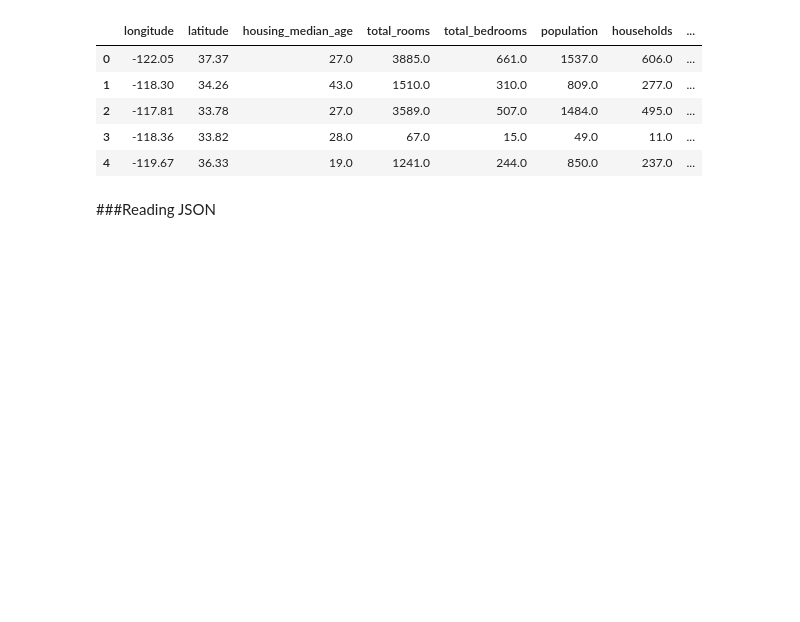
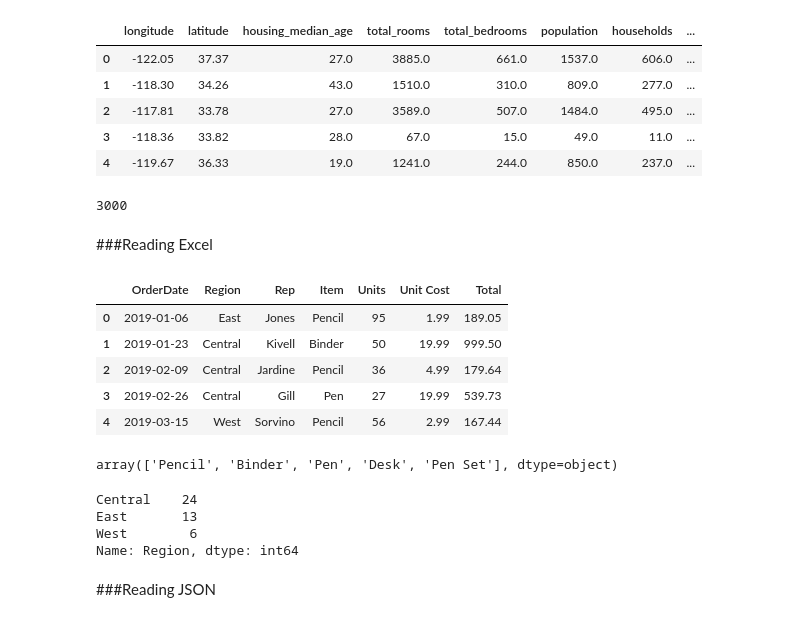
Before and after one commit to fathanick/Python-basic, a Jupyter notebook: 02_Pandas.ipynb, the cells around one changed output. Saved outputs shown, nothing was run; the diff lists cells and outputs as text; code cells hidden in the pictures; blank space fills up the shorter version.

```diff
--- a/02_Pandas.ipynb
+++ b/02_Pandas.ipynb
@@ -295,6 +295,37 @@ housing_df.head()
 | 2 | -117.81 | 33.78 | 27.0 | 3589.0 | 507.0 | 1484.0 | 495.0 | ... |
 | 3 | -118.36 | 33.82 | 28.0 | 67.0 | 15.0 | 49.0 | 11.0 | ... |
 | 4 | -119.67 | 36.33 | 19.0 | 1241.0 | 244.0 | 850.0 | 237.0 | ... |
+# %%
+#Get lenght of dataset
+len(housing_df)
+# %% [output]
+3000
+# %% [markdown]
+###Reading Excel
+# %%
+sales_df = pd.read_excel('/content/sample_data/SalesOrders.xlsx')
+sales_df.head()
+# %% [output]
+|  | OrderDate | Region | Rep | Item | Units | Unit Cost | Total |
+| 0 | 2019-01-06 | East | Jones | Pencil | 95 | 1.99 | 189.05 |
+| 1 | 2019-01-23 | Central | Kivell | Binder | 50 | 19.99 | 999.50 |
+| 2 | 2019-02-09 | Central | Jardine | Pencil | 36 | 4.99 | 179.64 |
+| 3 | 2019-02-26 | Central | Gill | Pen | 27 | 19.99 | 539.73 |
+| 4 | 2019-03-15 | West | Sorvino | Pencil | 56 | 2.99 | 167.44 |
+# %%
+#Get unique values from a particular column
+sales_df.Item.unique()
+# %% [output]
+array(['Pencil', 'Binder', 'Pen', 'Desk', 'Pen Set'], dtype=object)
+# %%
+#Get number of the unique values from a particular column
+
+sales_df.Region.value_counts()
+# %% [output]
+Central    24
+East       13
+West        6
+Name: Region, dtype: int64
 # %% [markdown]
 ###Reading JSON
 # %%
```
